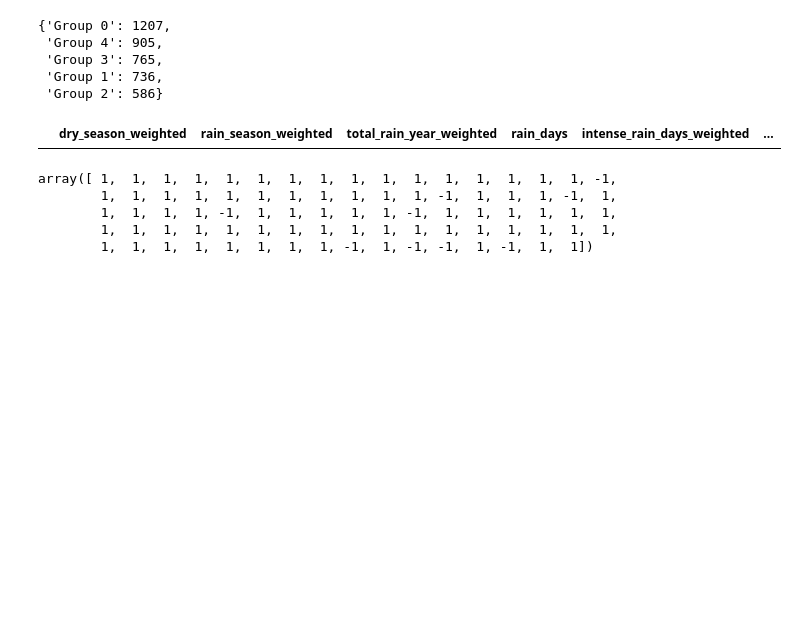
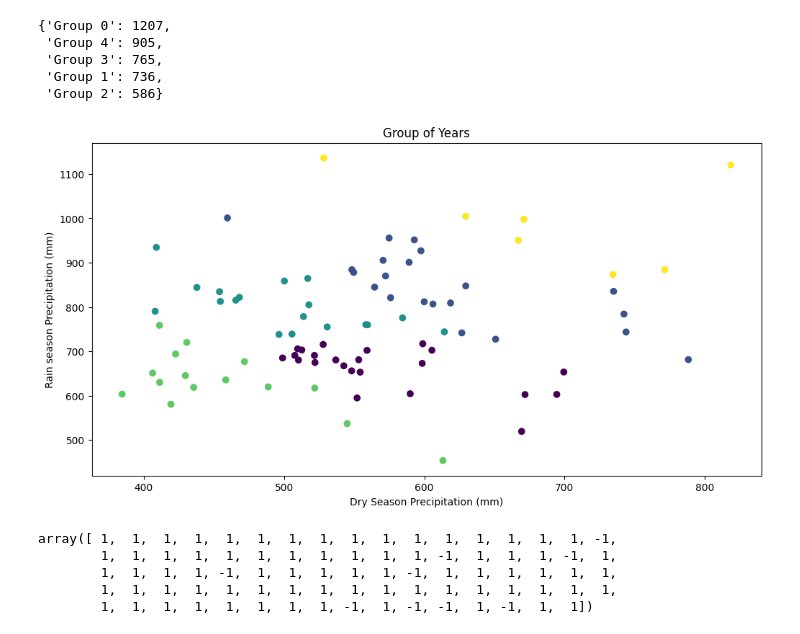
Before and after one commit to KwenteaneResearch/weather_checker, a Jupyter notebook: notebooks/analog_years_classifier.ipynb, the cells around one changed output. Saved outputs shown, nothing was run; the diff lists cells and outputs as text; code cells hidden in the pictures; blank space fills up the shorter version.

```diff
--- a/notebooks/analog_years_classifier.ipynb
+++ b/notebooks/analog_years_classifier.ipynb
@@ -188,3 +188,6 @@ cocoa_climatology
 | 2022 | 837.500000 | 883.875015 | 1721.375031 | 244.50 | 5.5000 |
 | 2023 | 713.074997 | 1046.600021 | 1759.674988 | 250.00 | 5.3125 |
 84 rows × 5 columns
+# %%
+ivc_climatology = pd.read_csv("../raw_data/climatologies/climatology_CIV_0.1_1940-01-01_2023-12-31.csv",index_col=0)
+ivc_climatology
@@ -191,6 +208,6 @@ cocoa_climatology
 # %%
 # Fit K-means
 km = KMeans(n_clusters=5)
-km.fit(cocoa_climatology)
-cocoa_climatology
+#km.fit(cocoa_climatology)
+km.fit(ivc_climatology)
 # %% [output]
@@ -288,10 +294,13 @@ converted_dict
  'Group 1': 736,
  'Group 2': 586}
 # %%
-rain_season_type = cocoa_similar_years[cocoa_similar_years.index.isin(year_family.keys())]
-rain_season_type
+plt.figure(figsize=(12,6))
+plt.scatter(ivc_climatology.iloc[:,0], ivc_climatology.iloc[:,1], c=km.labels_)
+plt.title('Group of Years'); plt.xlabel('Dry Season Precipitation (mm)'); plt.ylabel('Rain season Precipitation (mm)');
+plt.savefig("ClimatologyGroupsIvC.jpg")
+plt.show()
 # %% [output]
-|  | dry_season_weighted | rain_season_weighted | total_rain_year_weighted | rain_days | intense_rain_days_weighted | ... |
+[figure, added]
 # %%
 #now using SK-learn outlier
 # %%
```
Also changed, not shown: parts of 4 cells of this notebook.
